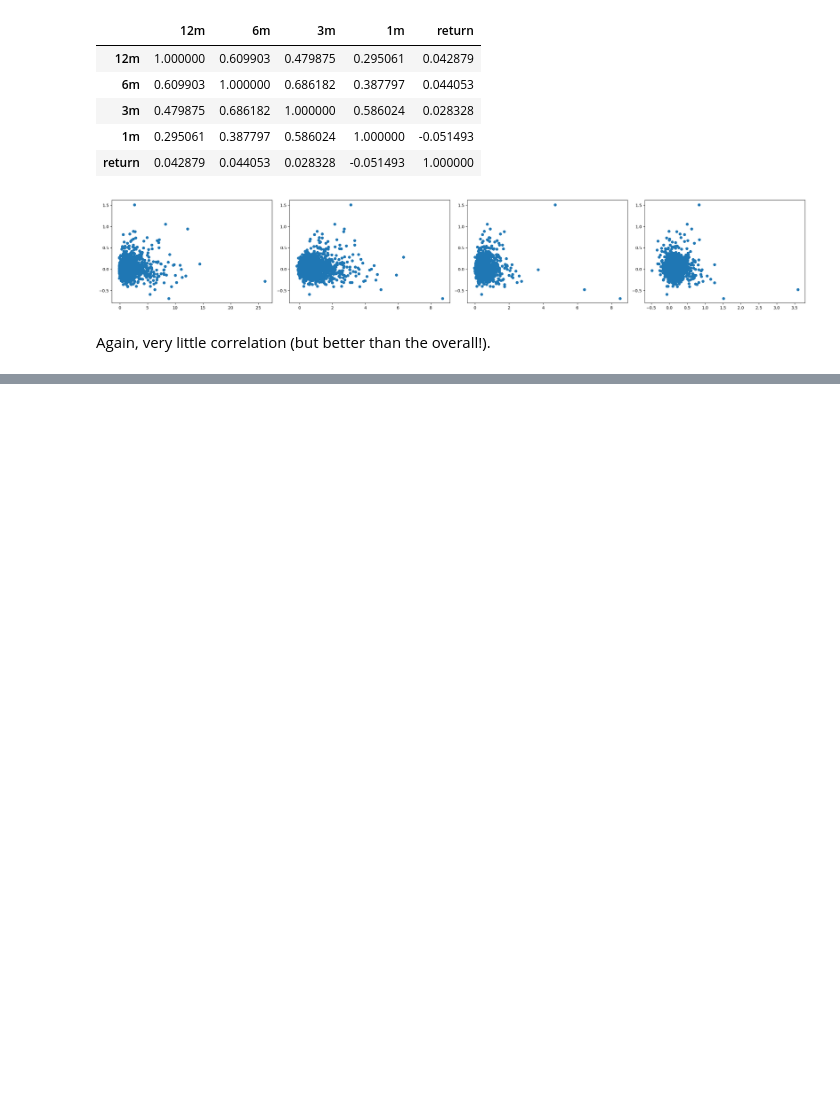
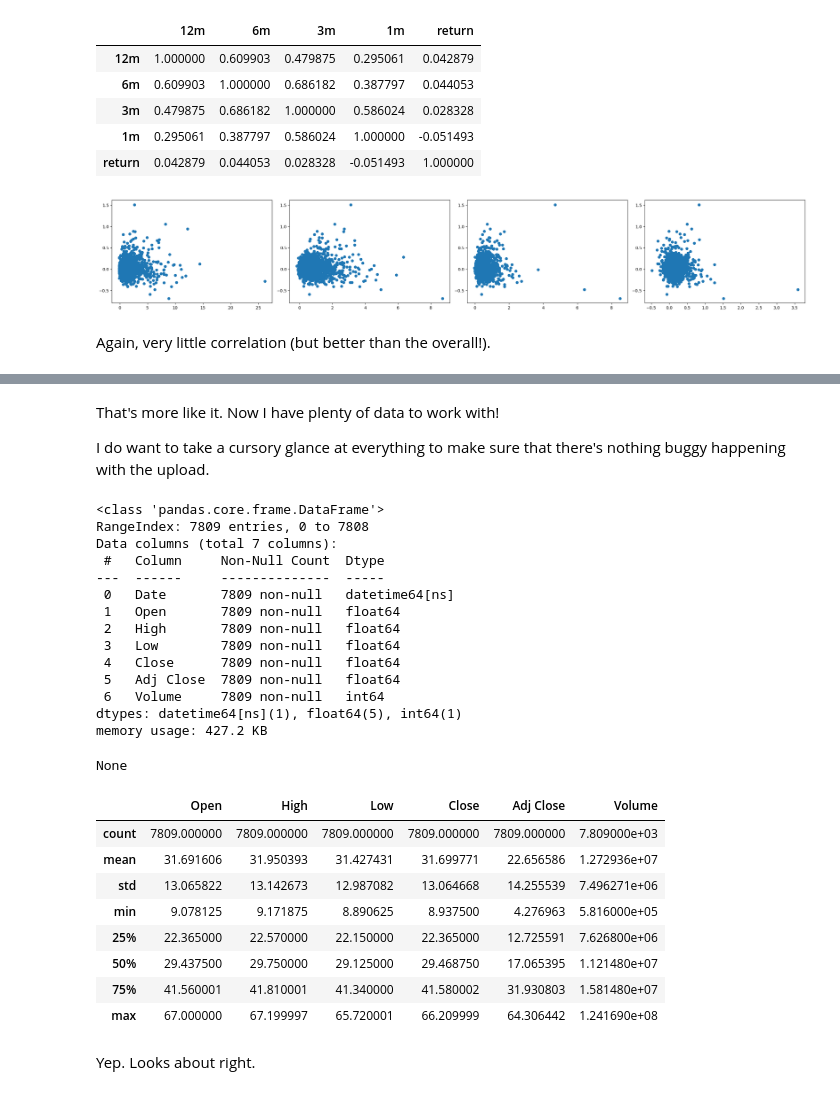
Before and after one commit to zdravoj/stock-bot, a Jupyter notebook: trading_sandbox.ipynb, the cells around one changed output, grey strips where cells are left out. Drawn from its saved outputs; the diff is of its cells as text; code cells hidden in the pictures; blank space fills up the shorter version.

Commit message:
get Coke data, candlestick chart function

```diff
--- a/trading_sandbox.ipynb
+++ b/trading_sandbox.ipynb
@@ -1379,0 +1413,3 @@ Again, very little correlation (but better than the overall!).
+# %%
+# get 30-year data for Coke
+coke_df = pdrd.get_data_yahoo("KO", start="1992-01-01", end="2022-12-31").reset_index()
@@ -1379,0 +1428,35 @@ Again, very little correlation (but better than the overall!).
+# %% [markdown]
+That's more like it. Now I have plenty of data to work with!
+
+I do want to take a cursory glance at everything to make sure that there's nothing buggy happening with the upload.
+# %%
+# data information
+display(coke_df.info())
+display(coke_df.describe())
+# %% [output]
+<class 'pandas.core.frame.DataFrame'>
+RangeIndex: 7809 entries, 0 to 7808
+Data columns (total 7 columns):
+ #   Column     Non-Null Count  Dtype
+---  ------     --------------  -----
+ 0   Date       7809 non-null   datetime64[ns]
+ 1   Open       7809 non-null   float64
+ 2   High       7809 non-null   float64
+ 3   Low        7809 non-null   float64
+ 4   Close      7809 non-null   float64
+ 5   Adj Close  7809 non-null   float64
+ 6   Volume     7809 non-null   int64
+dtypes: datetime64[ns](1), float64(5), int64(1)
+memory usage: 427.2 KB
+None
+|  | Open | High | Low | Close | Adj Close | Volume |
+| count | 7809.000000 | 7809.000000 | 7809.000000 | 7809.000000 | 7809.000000 | 7.809000e+03 |
+| mean | 31.691606 | 31.950393 | 31.427431 | 31.699771 | 22.656586 | 1.272936e+07 |
+| std | 13.065822 | 13.142673 | 12.987082 | 13.064668 | 14.255539 | 7.496271e+06 |
+| min | 9.078125 | 9.171875 | 8.890625 | 8.937500 | 4.276963 | 5.816000e+05 |
+| 25% | 22.365000 | 22.570000 | 22.150000 | 22.365000 | 12.725591 | 7.626800e+06 |
+| 50% | 29.437500 | 29.750000 | 29.125000 | 29.468750 | 17.065395 | 1.121480e+07 |
+| 75% | 41.560001 | 41.810001 | 41.340000 | 41.580002 | 31.930803 | 1.581480e+07 |
+| max | 67.000000 | 67.199997 | 65.720001 | 66.209999 | 64.306442 | 1.241690e+08 |
+# %% [markdown]
+Yep. Looks about right.
```
Also changed, not shown: parts of 14 cells of this notebook.
